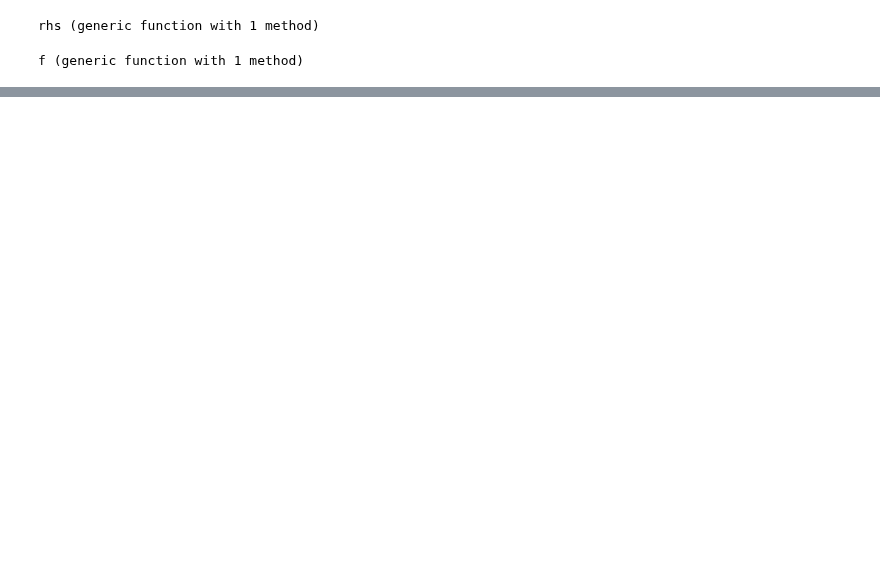
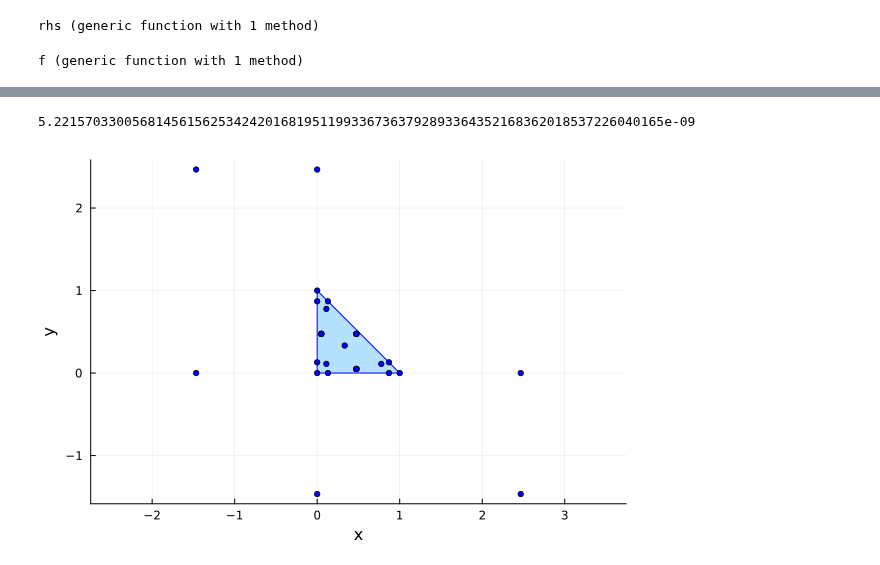
Before and after one commit to radu-bogdan/fem, a Jupyter notebook: PROJECTS/quadrature/quad_general.ipynb, the cells around one changed output, grey strips where cells are left out. Cells and saved outputs as stored; diff of their text form; code cells hidden in the pictures; blank space fills up the shorter version.

```diff
--- a/PROJECTS/quadrature/quad_general.ipynb
+++ b/PROJECTS/quadrature/quad_general.ipynb
@@ -244,13 +244,26 @@ a
 # @threads  for i in 1:num_runs
 # a = min_val .+ (max_val - min_val) .* BigFloat.(rand(freeparam))
 
-td = TwiceDifferentiable(f, a; autodiff = :forward)
-method = Newton(; linesearch = LineSearches.BackTracking(), alphaguess = LineSearches.InitialStatic())
-options = Optim.Options(g_tol = 1e-15, iterations = 1000, show_trace = true, show_every = 10, time_limit = 1000)
 
-result = optimize(td, a, method, options)
+
+of = TwiceDifferentiable(f, a; autodiff = :forward)
+# # method = Newton(; linesearch = LineSearches.MoreThuente())
+method = Newton(; linesearch = LineSearches.BackTracking())
+
+
+# of = OnceDifferentiable(f, a; autodiff = :forward);
+# method = Fminbox(GradientDescent())
+
+options = Optim.Options(g_tol = 1e-20, iterations = 200, show_trace = true, show_every = 10, time_limit = 1000)
+
+
+# lower_bounds = fill(BigFloat("0"), freeparam)
+# upper_bounds = fill(Inf, freeparam)
+
+result = optimize(of, a, method, options)
+# result = optimize(of,lower_bounds, upper_bounds, a, method, options)
 a = Optim.minimizer(result)
-# end
+# # end
 
 print(a)
 # %% [output]
@@ -276,35 +337,39 @@ a = Optim.minimizer(result)
 # %%
 f(a)
+# %% [output]
+5.221570330056814561562534242016819511993367363792893364352168362018537226040165e-09
 # %%
 using Plots
 # gr()  # Set the backend to GR
 plot()
 # Define the vertices of the triangle
 x = [p1[1], p2[1], p3[1], p1[1]]
 y = [p1[2], p2[2], p3[2], p1[2]]
 
 # Plot the triangle
 plot!(x, y, seriestype = :shape, fillalpha = 0.3, linecolor = :blue, legend = false, aspect_ratio = :equal)
 
-scatter!(T1[1, :], T1[2, :], markersize = 5, markercolor = :blue, legend = false, aspect_ratio = :equal)
-# scatter!(T3[1, :], T3[2, :], markersize = 8, markercolor = :blue, legend = false, aspect_ratio = :equal)
+scatter!(T1[1, :], T1[2, :], markersize = 3, markercolor = :blue, legend = false, aspect_ratio = :equal)
+scatter!(T3[1, :], T3[2, :], markersize = 3, markercolor = :blue, legend = false, aspect_ratio = :equal)
 
-scatter!(T4(a[1])[1, :], T4(a[1])[2, :], markersize = 5, markercolor = :blue, legend = false, aspect_ratio = :equal)
-scatter!(T4(a[2])[1, :], T4(a[2])[2, :], markersize = 5, markercolor = :blue, legend = false, aspect_ratio = :equal)
+scatter!(T4(a[1])[1, :], T4(a[1])[2, :], markersize = 3, markercolor = :blue, legend = false, aspect_ratio = :equal)
+scatter!(T4(a[2])[1, :], T4(a[2])[2, :], markersize = 3, markercolor = :blue, legend = false, aspect_ratio = :equal)
 
-scatter!(T5(a[3])[1, :], T5(a[3])[2, :], markersize = 5, markercolor = :blue, legend = false, aspect_ratio = :equal)
-scatter!(T5(a[4])[1, :], T5(a[4])[2, :], markersize = 5, markercolor = :blue, legend = false, aspect_ratio = :equal)
-scatter!(T5(a[5])[1, :], T5(a[5])[2, :], markersize = 5, markercolor = :blue, legend = false, aspect_ratio = :equal)
+scatter!(T5(a[3])[1, :], T5(a[3])[2, :], markersize = 3, markercolor = :blue, legend = false, aspect_ratio = :equal)
+scatter!(T5(a[4])[1, :], T5(a[4])[2, :], markersize = 3, markercolor = :blue, legend = false, aspect_ratio = :equal)
+scatter!(T5(a[5])[1, :], T5(a[5])[2, :], markersize = 3, markercolor = :blue, legend = false, aspect_ratio = :equal)
 
-scatter!(T6(a[6],a[7])[1, :], T6(a[6],a[7])[2, :], markersize = 5, markercolor = :blue, legend = false, aspect_ratio = :equal)
+scatter!(T6(a[6],a[7])[1, :], T6(a[6],a[7])[2, :], markersize = 3, markercolor = :blue, legend = false, aspect_ratio = :equal)
 
-# scatter!(T5(a[8])[1, :], T5(a[8])[2, :], markersize = 5, markercolor = :blue, legend = false, aspect_ratio = :equal)
+# scatter!(T5(a[8])[1, :], T5(a[8])[2, :], markersize = 3, markercolor = :blue, legend = false, aspect_ratio = :equal)
 
 # Add plot title and labels
 xlabel!("x")
 ylabel!("y")
 
 # savefig("kek.png")
+# %% [output]
+[figure, added]
 # %%
 println(T1)
 
```
Also changed, not shown: parts of 8 cells of this notebook, 2 other files.
